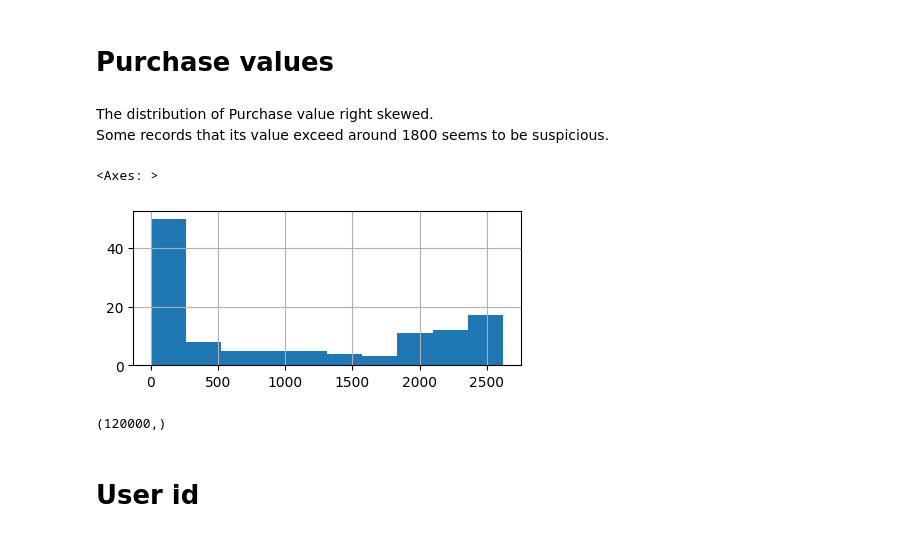
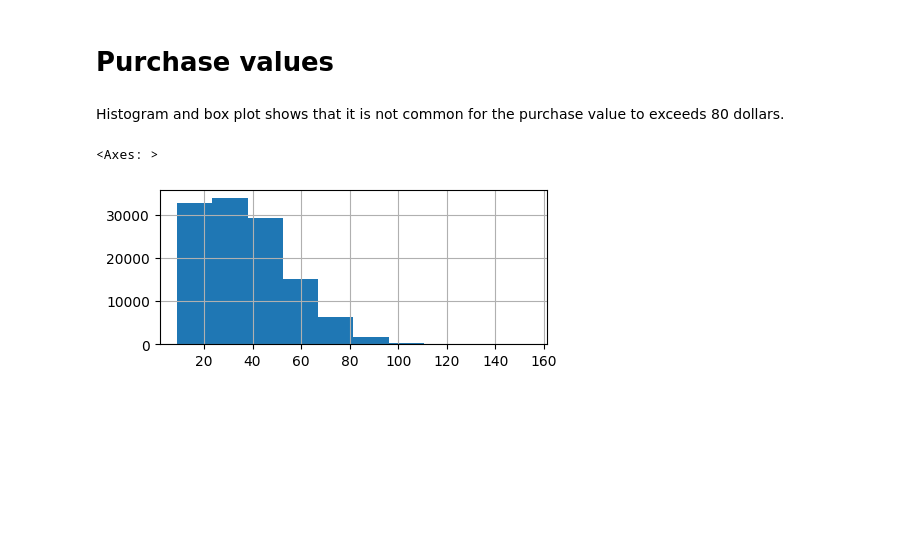
Before and after one commit to respwill/fraud_transaction, a Jupyter notebook: EDA/EDA.ipynb, the cells around one changed output. Saved outputs shown, nothing was run; the diff lists cells and outputs as text; code cells hidden in the pictures; blank space fills up the shorter version.

```diff
--- a/EDA/EDA.ipynb
+++ b/EDA/EDA.ipynb
@@ -130,0 +123,2 @@ training_data['days_signup_purchase'].min(), training_data['days_signup_purchase
+# %%
+training_data['minutes_signup_purchase'] = training_data['days_signup_purchase'].dt.days * 24 * 60 + training_data['days_signup_purchase'].dt.components['minutes']
@@ -206,11 +221,10 @@ purchase_time_h_dt
 Name: count, dtype: int64
 # %% [markdown]
 # Purchase values
-# %% [markdown]
-The distribution of Purchase value right skewed.
-Some records that its value exceed around 1800 seems to be suspicious.
+# %% [markdown]
+Histogram and box plot shows that it is not common for the purchase value to exceeds 80 dollars.
 # %%
-training_data[['purchase_value']].value_counts().hist(figsize=(5,2))
+training_data['purchase_value'].hist(figsize=(5,2))
 # %% [output]
 <Axes: >
-[figure, old version]
+[figure, new version]
@@ -219,7 +230,0 @@ training_data['purchase_value'] = training_data['purchase_value'].astype(int)
-# %%
-op1 = training_data['purchase_value'] >= 1800
-training_data.loc[op1, ['class']].value_counts()
-# %% [output]
-(120000,)
-# %% [markdown]
-# User id
```
Also changed, not shown: parts of 64 cells of this notebook, 14 other files.
